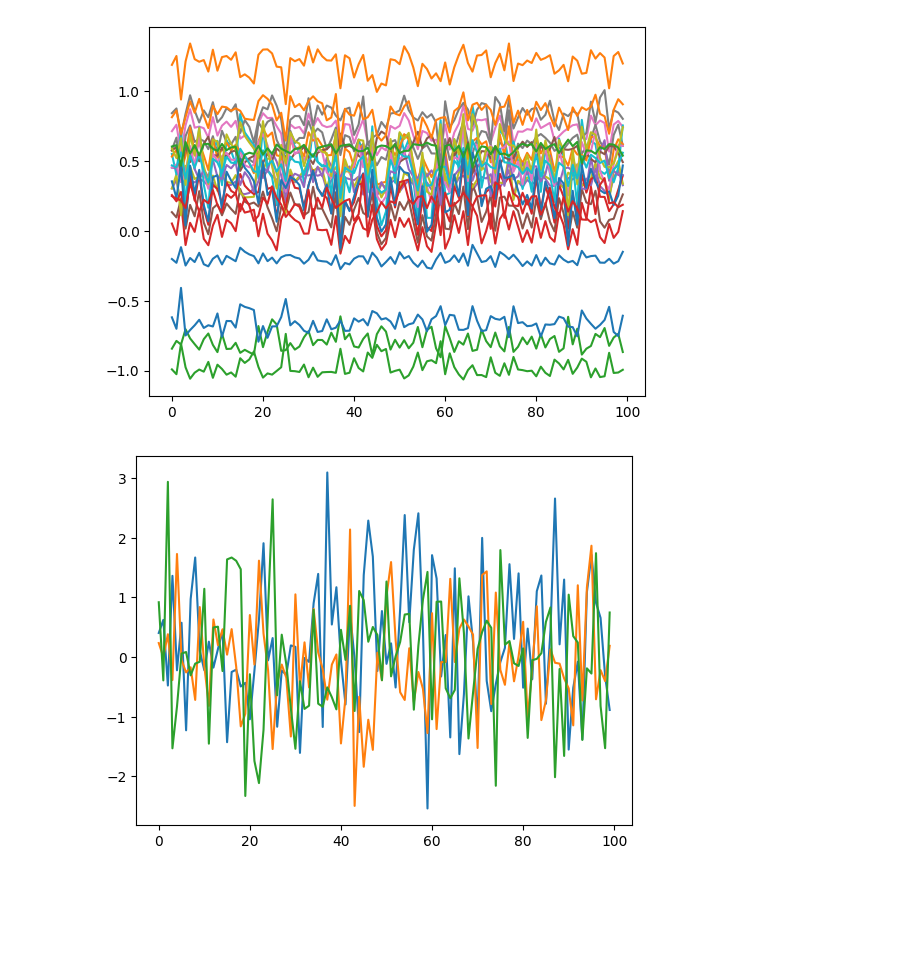
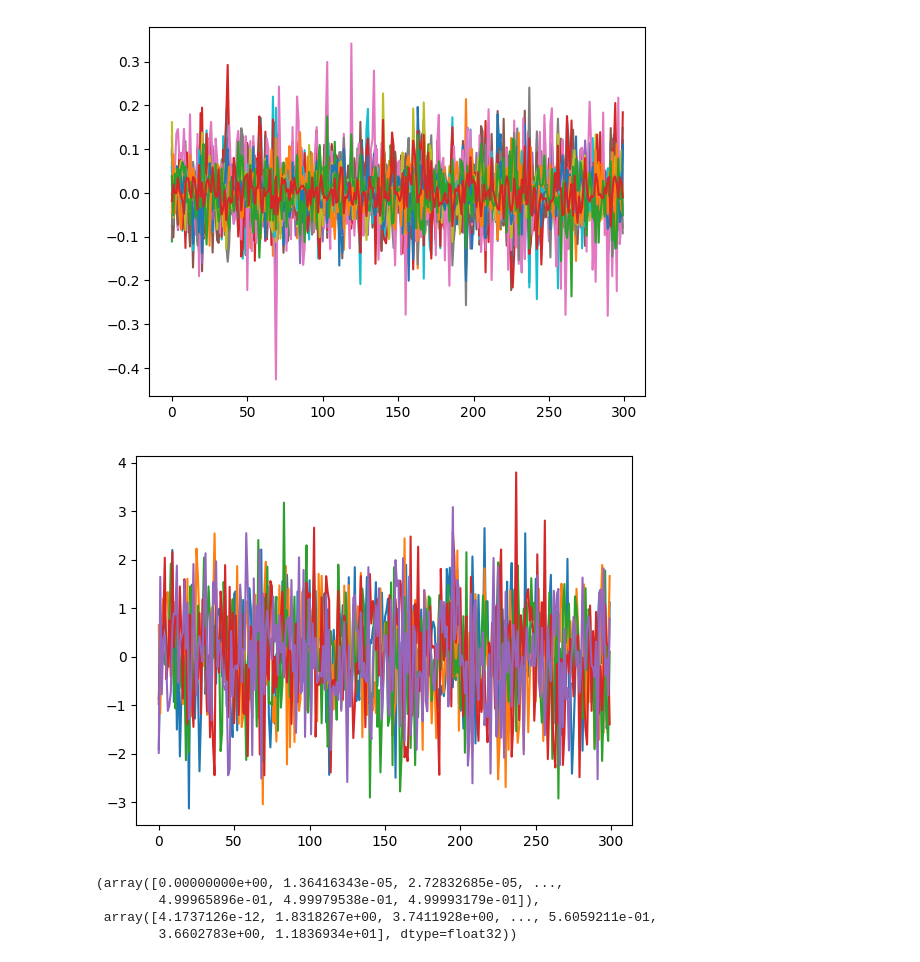
Before and after one commit to cheng-yeh/snica, a Jupyter notebook: pre_analysis.ipynb, the cells around one changed output. Drawn from its saved outputs; the diff is of its cells as text; code cells hidden in the pictures; blank space fills up the shorter version.

```diff
--- a/pre_analysis.ipynb
+++ b/pre_analysis.ipynb
@@ -7,9 +7,9 @@ import matplotlib.pyplot as plt
 # %%
 # Specify the path to the pickle file
 x_path = "data/alice_eeg/24chans.pkl"
-x_path = "data/alice_eeg/24chans_fmin5_fmax5000_rwin100_samp100.pkl"
-fz_path = "data/alice_eeg/24chans_f_n3_k2_d6.pkl"
-z_path = "data/alice_eeg/24chans_z_n3_k2_d6.pkl"
+x_path = "data/alice_eeg/24chans_fmin4000_fmax30000_rwin2_samp5.pkl"
+fz_path = "data/alice_eeg/24chans_fmin4000_fmax30000_rwin2_samp5_f_n5_k2_d4.pkl"
+z_path = "data/alice_eeg/24chans_fmin4000_fmax30000_rwin2_samp5_z_n5_k2_d4.pkl"
 
 with open(x_path, 'rb') as f:
     x = pickle.load(f)
@@ -29,5 +29,5 @@ z.shape:  (3, 3666)
 # %%
 for e in range(x.shape[0]):
     #plt.plot(x[e,22000:23050])
-    plt.plot(x[e, 100:200])
+    plt.plot(x[e, 100:400])
 # %% [output]
@@ -36,18 +36,23 @@ for e in range(x.shape[0]):
 #for e in range(fz.shape[0]):
 for e in range(24):
     #plt.plot(fz[e,22000:23050])
-    plt.plot(fz[e, 100:200])
+    plt.plot(fz[e, 100:400])
 # %% [output]
-[figure, old version]
+[figure, new version]
 # %%
 for e in range(z.shape[0]):
     #plt.plot(z[e,22000:22050])
     #plt.plot(z[e, 10000:10050])
-    plt.plot(z[e, 100:200])
+    plt.plot(z[e, 100:400])
 # %% [output]
-[figure, old version]
+[figure, new version]
 # %%
 sc.signal.periodogram(z[0])
+# %% [output]
+(array([0.00000000e+00, 1.36416343e-05, 2.72832685e-05, ...,
+        4.99965896e-01, 4.99979538e-01, 4.99993179e-01]),
+ array([4.1737126e-12, 1.8318267e+00, 3.7411928e+00, ..., 5.6059211e-01,
+        3.6602783e+00, 1.1836934e+01], dtype=float32))
 # %%
 fs = 100
 #for e in range(z.shape[0]):
```
Also changed, not shown: parts of 3 cells of this notebook, 3 other files.
